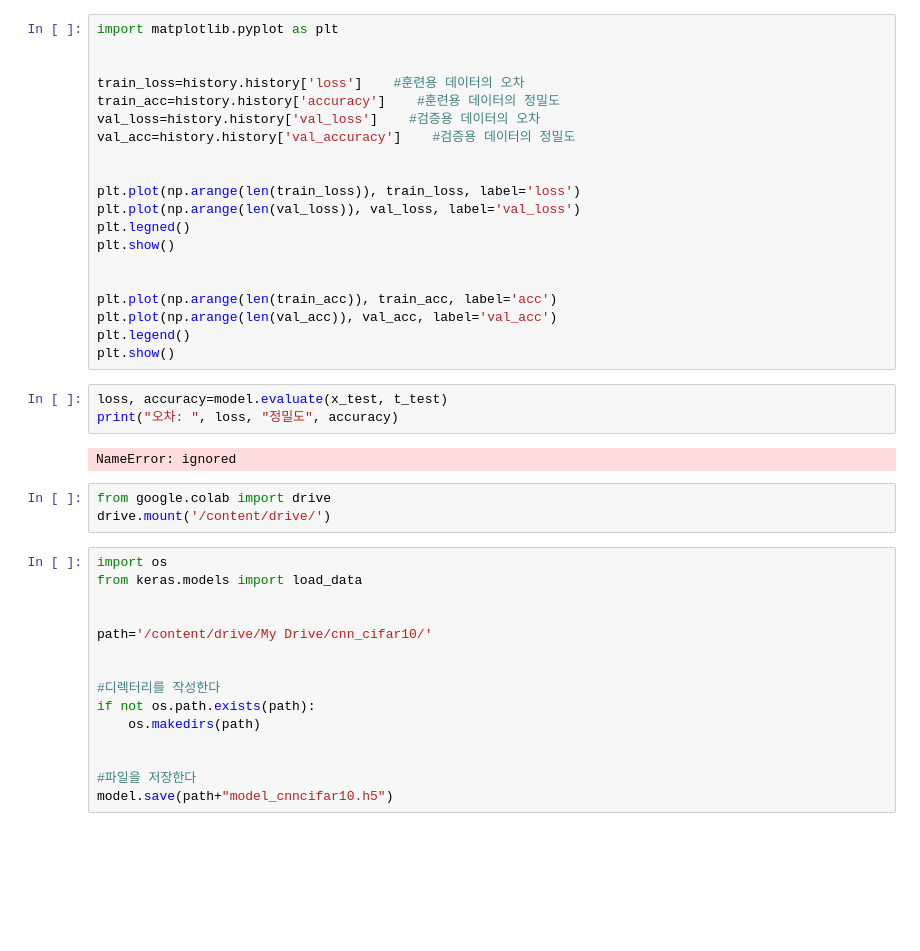
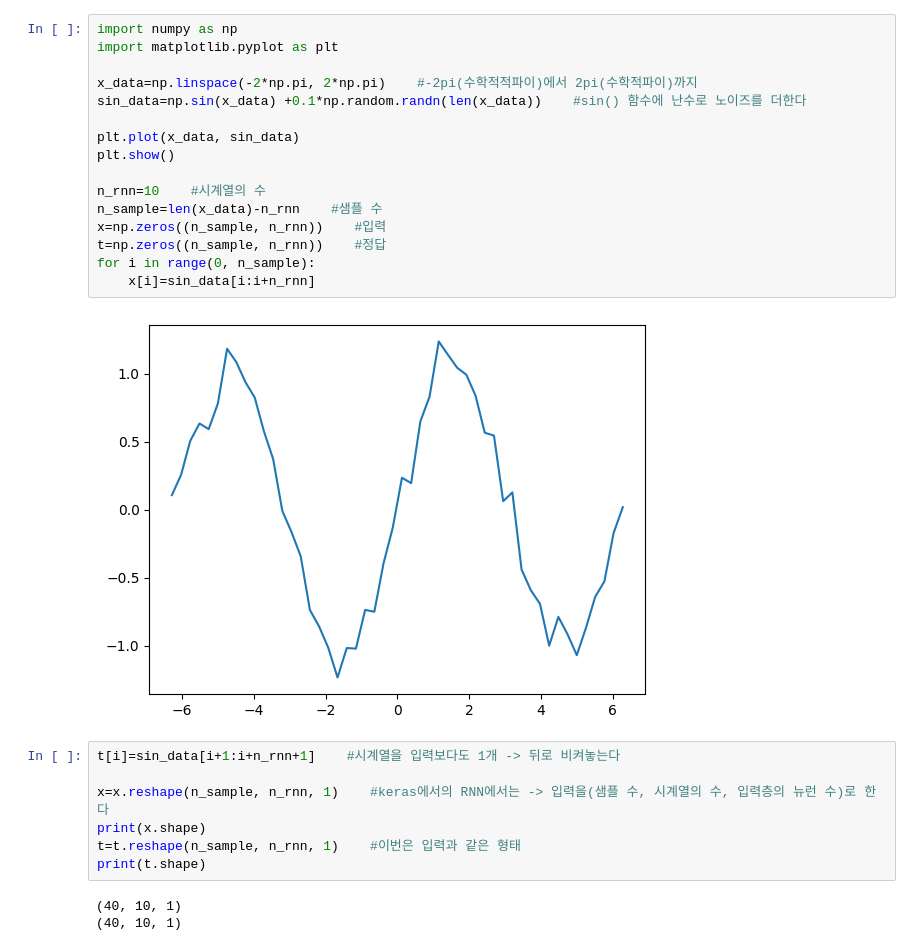
Before and after one commit to kinghyeounwoo/colab1, a Jupyter notebook: Untitled2.ipynb, the cells around one changed output. Cells and saved outputs as stored; diff of their text form; blank space fills up the shorter version.

Commit message:
Colaboratory를 통해 생성됨

```diff
--- a/Untitled2.ipynb
+++ b/Untitled2.ipynb
@@ -85,43 +25,28 @@ Epoch 3/20
-# %%
-import matplotlib.pyplot as plt
-
-
-train_loss=history.history['loss']    #훈련용 데이터의 오차
-train_acc=history.history['accuracy']    #훈련용 데이터의 정밀도
-val_loss=history.history['val_loss']    #검증용 데이터의 오차
-val_acc=history.history['val_accuracy']    #검증용 데이터의 정밀도
-
-
-plt.plot(np.arange(len(train_loss)), train_loss, label='loss')
-plt.plot(np.arange(len(val_loss)), val_loss, label='val_loss')
-plt.legned()
-plt.show()
-
-
-plt.plot(np.arange(len(train_acc)), train_acc, label='acc')
-plt.plot(np.arange(len(val_acc)), val_acc, label='val_acc')
-plt.legend()
-plt.show()
-# %%
-loss, accuracy=model.evaluate(x_test, t_test)
-print("오차: ", loss, "정밀도", accuracy)
-# %% [output]
-NameError: ignored
-# %%
-from google.colab import drive
-drive.mount('/content/drive/')
-# %%
-import os
-from keras.models import load_data
-
-
-path='/content/drive/My Drive/cnn_cifar10/'
-
-
-#디렉터리를 작성한다
-if not os.path.exists(path):
-    os.makedirs(path)
-
-
-#파일을 저장한다
-model.save(path+"model_cnncifar10.h5")
+# %%
+import numpy as np
+import matplotlib.pyplot as plt
+
+x_data=np.linspace(-2*np.pi, 2*np.pi)    #-2pi(수학적적파이)에서 2pi(수학적파이)까지
+sin_data=np.sin(x_data) +0.1*np.random.randn(len(x_data))    #sin() 함수에 난수로 노이즈를 더한다
+
+plt.plot(x_data, sin_data)
+plt.show()
+
+n_rnn=10    #시계열의 수
+n_sample=len(x_data)-n_rnn    #샘플 수
+x=np.zeros((n_sample, n_rnn))    #입력
+t=np.zeros((n_sample, n_rnn))    #정답
+for i in range(0, n_sample):
+    x[i]=sin_data[i:i+n_rnn]
+# %% [output]
+[figure, added]
+# %%
+t[i]=sin_data[i+1:i+n_rnn+1]    #시계열을 입력보다도 1개 -> 뒤로 비켜놓는다
+
+x=x.reshape(n_sample, n_rnn, 1)    #keras에서의 RNN에서는 -> 입력을(샘플 수, 시계열의 수, 입력층의 뉴런 수)로 한다
+print(x.shape)
+t=t.reshape(n_sample, n_rnn, 1)    #이번은 입력과 같은 형태
+print(t.shape)
+# %% [output]
+(40, 10, 1)
+(40, 10, 1)
```
Also changed, not shown: parts of 9 cells of this notebook.
